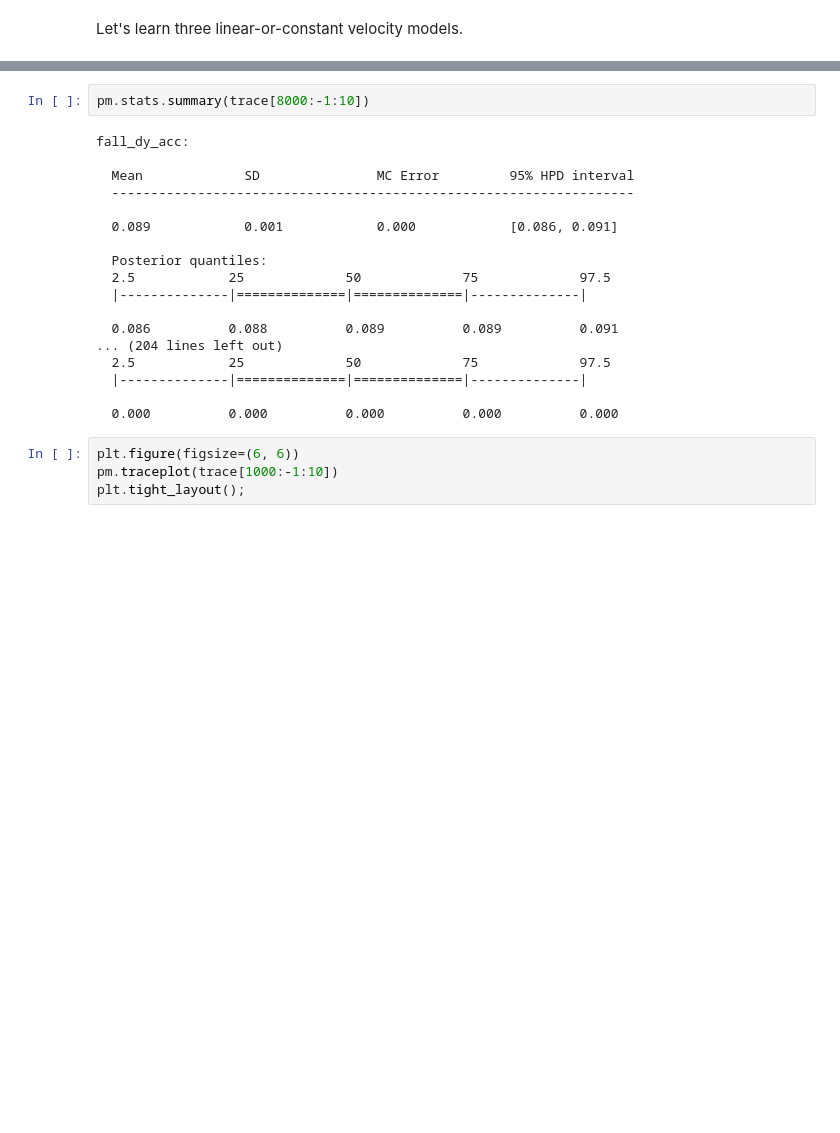
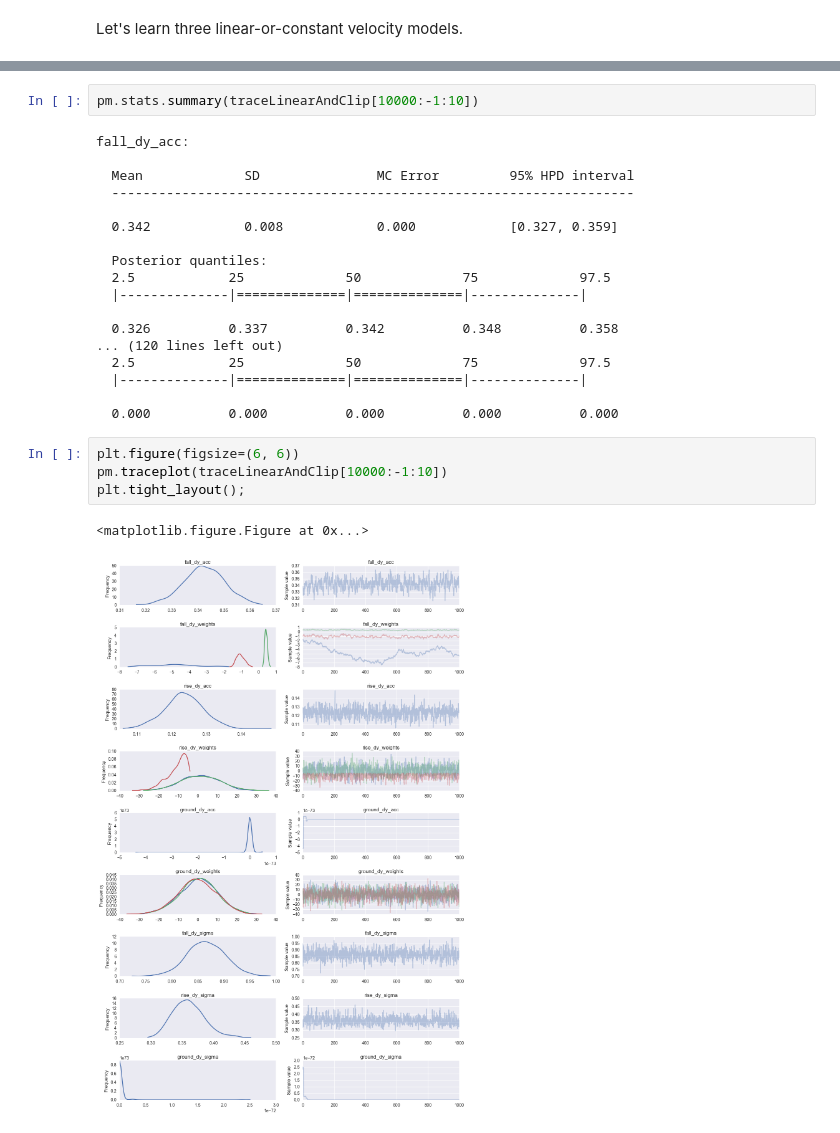
Before and after one commit to JoeOsborn/mechlearn, a Jupyter notebook: mechlearn/jumpfit.ipynb, the cells around one changed output, grey strips where cells are left out. Saved outputs shown, nothing was run; the diff lists cells and outputs as text; blank space fills up the shorter version.

```diff
--- a/mechlearn/jumpfit.ipynb
+++ b/mechlearn/jumpfit.ipynb
@@ -417,27 +414,30 @@ array([[<matplotlib.axes._subplots.AxesSubplot object at 0x...>],
 # %%
-pm.stats.summary(trace[8000:-1:10])
+pm.stats.summary(traceLinearAndClip[10000:-1:10])
 # %% [output]
 fall_dy_acc:
 
   Mean             SD               MC Error         95% HPD interval
   -------------------------------------------------------------------
 
-  0.089            0.001            0.000            [0.086, 0.091]
+  0.342            0.008            0.000            [0.327, 0.359]
 
   Posterior quantiles:
   2.5            25             50             75             97.5
   |--------------|==============|==============|--------------|
 
-  0.086          0.088          0.089          0.089          0.091
-... (204 lines left out)
+  0.326          0.337          0.342          0.348          0.358
+... (120 lines left out)
   2.5            25             50             75             97.5
   |--------------|==============|==============|--------------|
 
   0.000          0.000          0.000          0.000          0.000
 # %%
 plt.figure(figsize=(6, 6))
-pm.traceplot(trace[1000:-1:10])
+pm.traceplot(traceLinearAndClip[10000:-1:10])
 plt.tight_layout();
+# %% [output]
+<matplotlib.figure.Figure at 0x...>
+[figure, added]
 # %%
 # Visualize the initial approach with resets
 # EXECUTE ME right after the first model (the one with resets)
```
Also changed, not shown: parts of 10 cells of this notebook, 1 other file.
